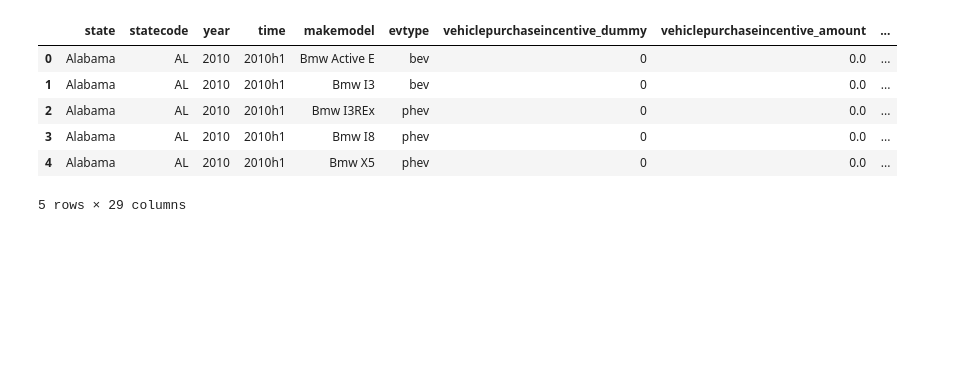
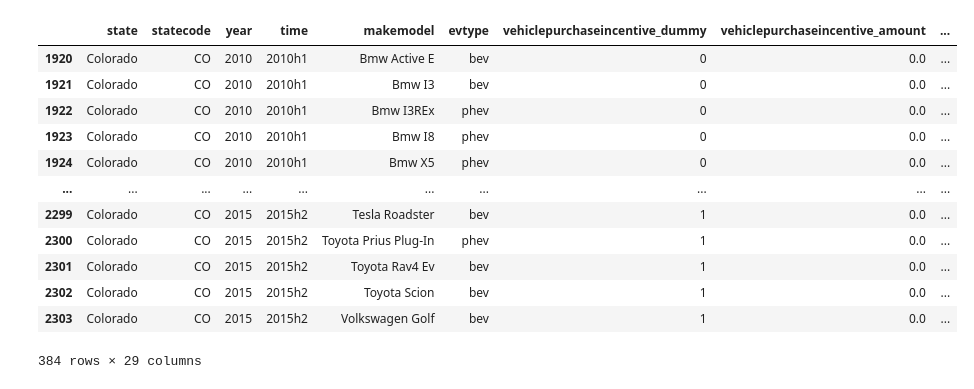
Before and after one commit to Wes90/Climate-DEchangers, a Jupyter notebook: subsidies.ipynb, the cells around one changed output. Drawn from its saved outputs; the diff is of its cells as text; code cells hidden in the pictures; blank space fills up the shorter version.

```diff
--- a/subsidies.ipynb
+++ b/subsidies.ipynb
@@ -5,16 +5,22 @@ import numpy as np
 # %%
 # Import raw csv file
 file = 'Resources/statepoliciesbymodel.csv'
 raw_df = pd.read_csv(file)
-raw_df.head()
+raw_df.loc[raw_df['state'] == 'Colorado']
 # %% [output]
 |  | state | statecode | year | time | makemodel | evtype | vehiclepurchaseincentive_dummy | vehiclepurchaseincentive_amount | ... |
-| 0 | Alabama | AL | 2010 | 2010h1 | Bmw Active E | bev | 0 | 0.0 | ... |
-| 1 | Alabama | AL | 2010 | 2010h1 | Bmw I3 | bev | 0 | 0.0 | ... |
-| 2 | Alabama | AL | 2010 | 2010h1 | Bmw I3REx | phev | 0 | 0.0 | ... |
-| 3 | Alabama | AL | 2010 | 2010h1 | Bmw I8 | phev | 0 | 0.0 | ... |
-| 4 | Alabama | AL | 2010 | 2010h1 | Bmw X5 | phev | 0 | 0.0 | ... |
+| 1920 | Colorado | CO | 2010 | 2010h1 | Bmw Active E | bev | 0 | 0.0 | ... |
+| 1921 | Colorado | CO | 2010 | 2010h1 | Bmw I3 | bev | 0 | 0.0 | ... |
+| 1922 | Colorado | CO | 2010 | 2010h1 | Bmw I3REx | phev | 0 | 0.0 | ... |
+| 1923 | Colorado | CO | 2010 | 2010h1 | Bmw I8 | phev | 0 | 0.0 | ... |
+| 1924 | Colorado | CO | 2010 | 2010h1 | Bmw X5 | phev | 0 | 0.0 | ... |
+| ... | ... | ... | ... | ... | ... | ... | ... | ... | ... |
+| 2299 | Colorado | CO | 2015 | 2015h2 | Tesla Roadster | bev | 1 | 0.0 | ... |
+| 2300 | Colorado | CO | 2015 | 2015h2 | Toyota Prius Plug-In | phev | 1 | 0.0 | ... |
+| 2301 | Colorado | CO | 2015 | 2015h2 | Toyota Rav4 Ev | bev | 1 | 0.0 | ... |
+| 2302 | Colorado | CO | 2015 | 2015h2 | Toyota Scion | bev | 1 | 0.0 | ... |
+| 2303 | Colorado | CO | 2015 | 2015h2 | Volkswagen Golf | bev | 1 | 0.0 | ... |
-5 rows × 29 columns
+384 rows × 29 columns
 # %%
 states = raw_df['state'].unique()
 purchase_incentive = []
```
Also changed, not shown: parts of 10 cells of this notebook, 1 other file.
